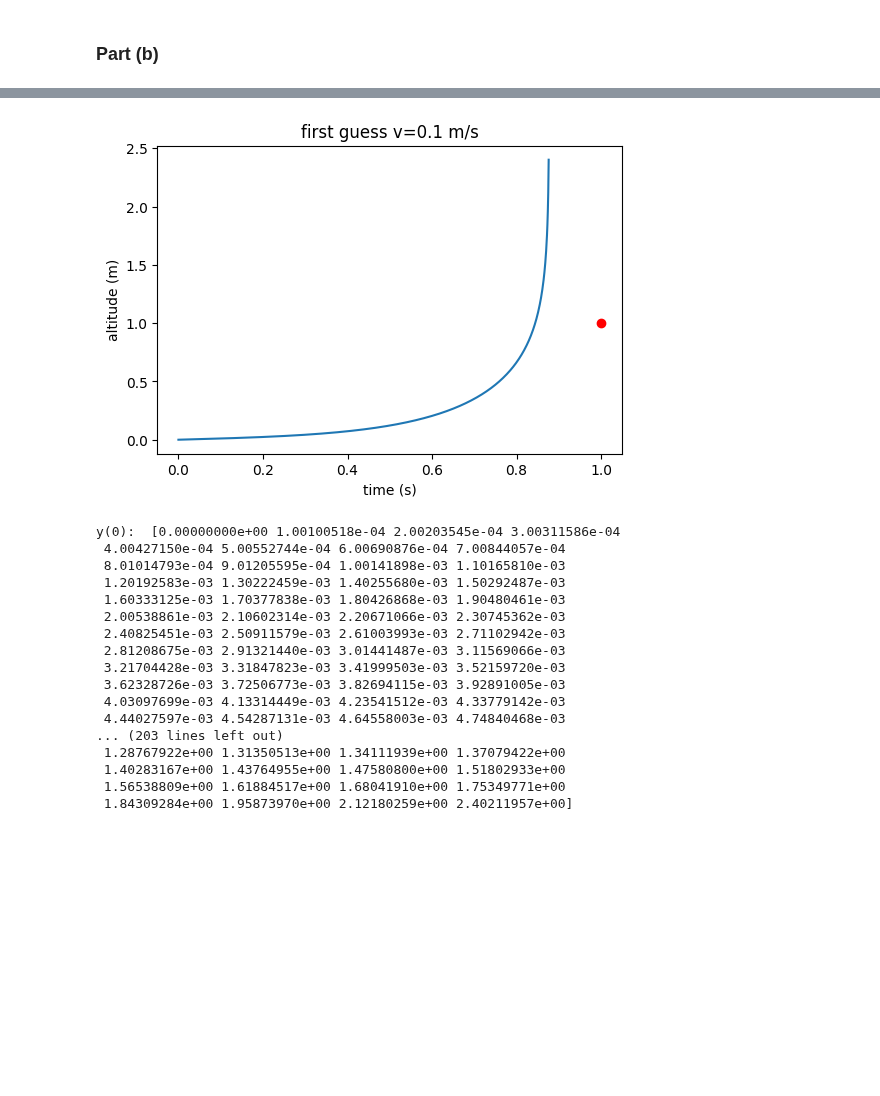
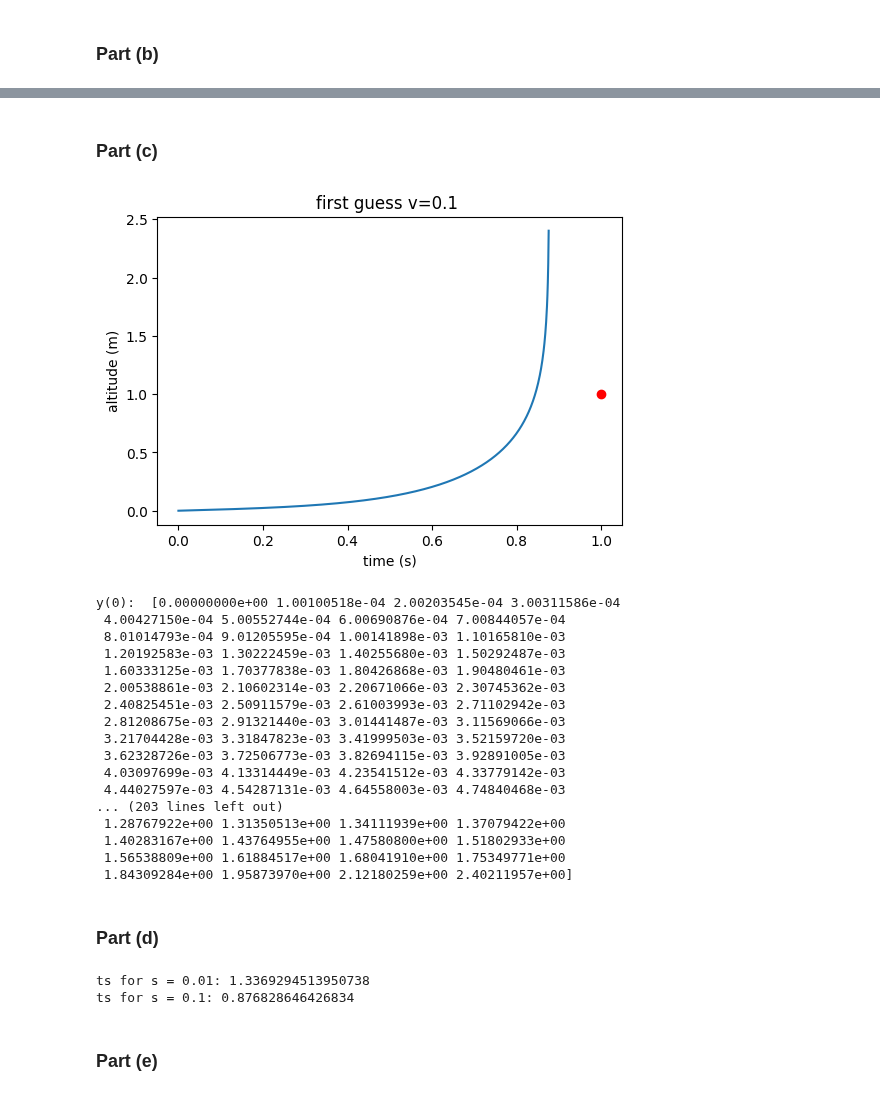
Before and after one commit to Mani0237/Prelims, a Jupyter notebook: 2023_fall/Q3-200973108/3_sachin.ipynb, the cells around one changed output, grey strips where cells are left out. Drawn from its saved outputs; the diff is of its cells as text; code cells hidden in the pictures; blank space fills up the shorter version.

```diff
--- a/2023_fall/Q3-200973108/3_sachin.ipynb
+++ b/2023_fall/Q3-200973108/3_sachin.ipynb
@@ -45,20 +47,22 @@ y(0):  0.15010235203633127
+# %% [markdown]
+### Part (c)
 # %%
 y0 = 0
 v0 = 0.1
 t_eval = np.linspace(0, 1, 1000)
 sol = solve_ivp(F, [0, 1], [y0, v0], t_eval = t_eval)
 
 plt.figure(figsize=(6, 4))
 plt.plot(sol.t, sol.y[0])
 plt.plot(1, 1, 'ro')
 plt.xlabel('time (s)')
 plt.ylabel('altitude (m)')
-plt.title(f'first guess v={v0} m/s')
+plt.title(f'first guess v={v0} ')
 plt.show()
 
 print("y(0): ", sol.y[0])
 # %% [output]
-[figure, old version]
+[figure, new version]
 y(0):  [0.00000000e+00 1.00100518e-04 2.00203545e-04 3.00311586e-04
  4.00427150e-04 5.00552744e-04 6.00690876e-04 7.00844057e-04
  8.01014793e-04 9.01205595e-04 1.00141898e-03 1.10165810e-03
@@ -76,6 +80,30 @@ y(0):  [0.00000000e+00 1.00100518e-04 2.00203545e-04 3.00311586e-04
  1.40283167e+00 1.43764955e+00 1.47580800e+00 1.51802933e+00
  1.56538809e+00 1.61884517e+00 1.68041910e+00 1.75349771e+00
  1.84309284e+00 1.95873970e+00 2.12180259e+00 2.40211957e+00]
+# %% [markdown]
+### Part (d)
+# %%
+# Define the function to integrate
+def integrand(t, s):
+    return 1 / np.sqrt(s**2 + 2 * np.cosh(t) - 2)
+
+# Define function to evaluate ts numerically
+def calculate_ts(s):
+    lam = 5  # Parameter value
+    result, _ = quad(integrand, 0, np.inf, args=(s,))
+    return 1 / lam * result
+
+# Calculate ts for s = 0.01 and s = 0.1
+ts_001 = calculate_ts(0.01)
+ts_01 = calculate_ts(0.1)
+
+print("ts for s = 0.01:", ts_001)
+print("ts for s = 0.1:", ts_01)
+# %% [output]
+ts for s = 0.01: 1.3369294513950738
+ts for s = 0.1: 0.876828646426834
+# %% [markdown]
+### Part (e)
 # %%
 def objective(v0):
     sol = solve_ivp(F, [0, 1], [y0, v0], t_eval = t_eval)
```
Also changed, not shown: parts of 5 cells of this notebook, 5 other files.
